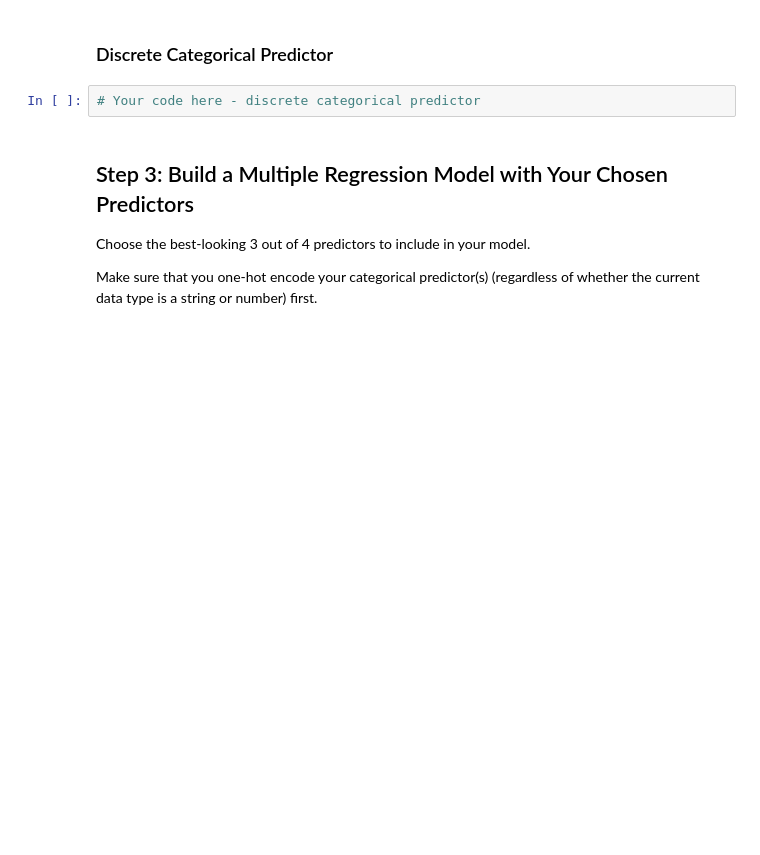
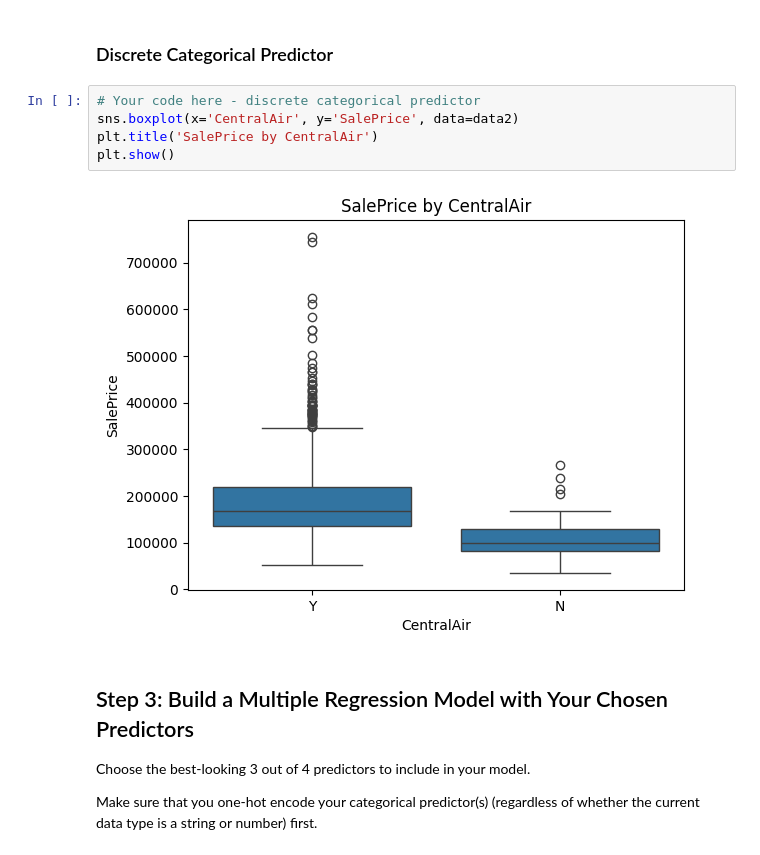
Before and after one commit to mojay6111/DSC_Phase_3_Week_1, a Jupyter notebook: Cat_Var_Reg_lab/cat_var_lab.ipynb, the cells around one changed output. Saved outputs shown, nothing was run; the diff lists cells and outputs as text; blank space fills up the shorter version.

```diff
--- a/Cat_Var_Reg_lab/cat_var_lab.ipynb
+++ b/Cat_Var_Reg_lab/cat_var_lab.ipynb
@@ -254,6 +313,11 @@ plt.show()
 ### Discrete Categorical Predictor
 # %%
 # Your code here - discrete categorical predictor
+sns.boxplot(x='CentralAir', y='SalePrice', data=data2)
+plt.title('SalePrice by CentralAir')
+plt.show()
+# %% [output]
+[figure, added]
 # %% [markdown]
 ## Step 3: Build a Multiple Regression Model with Your Chosen Predictors
 
```
Also changed, not shown: parts of 19 cells of this notebook, 16 other files.
